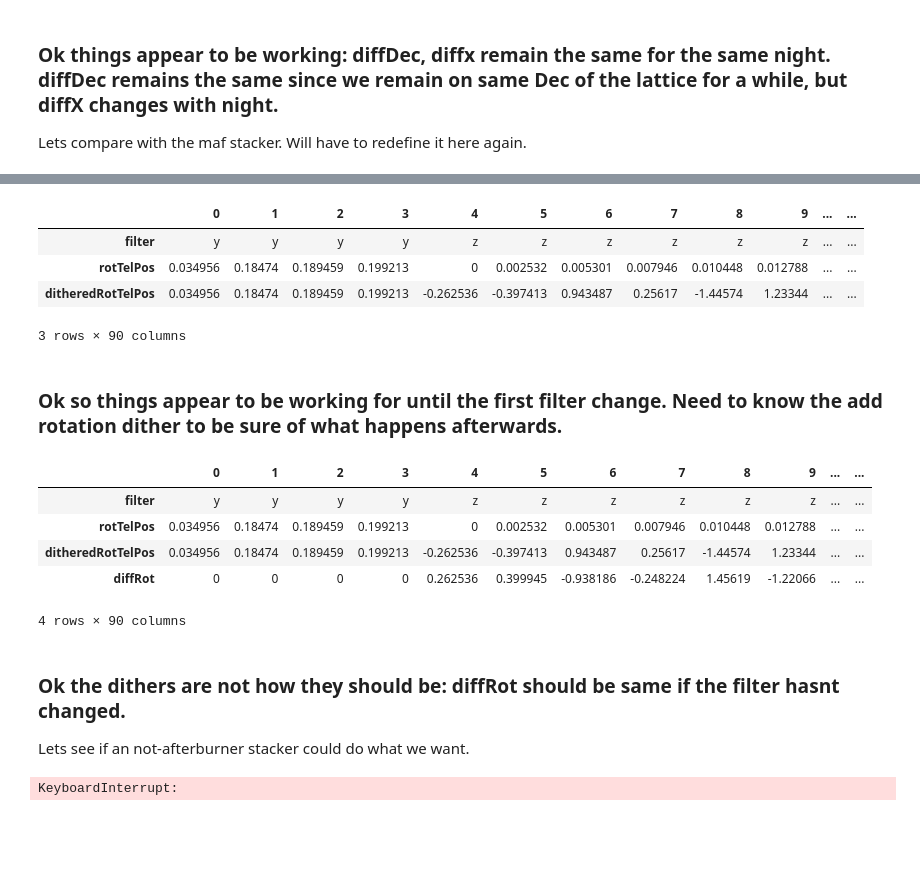
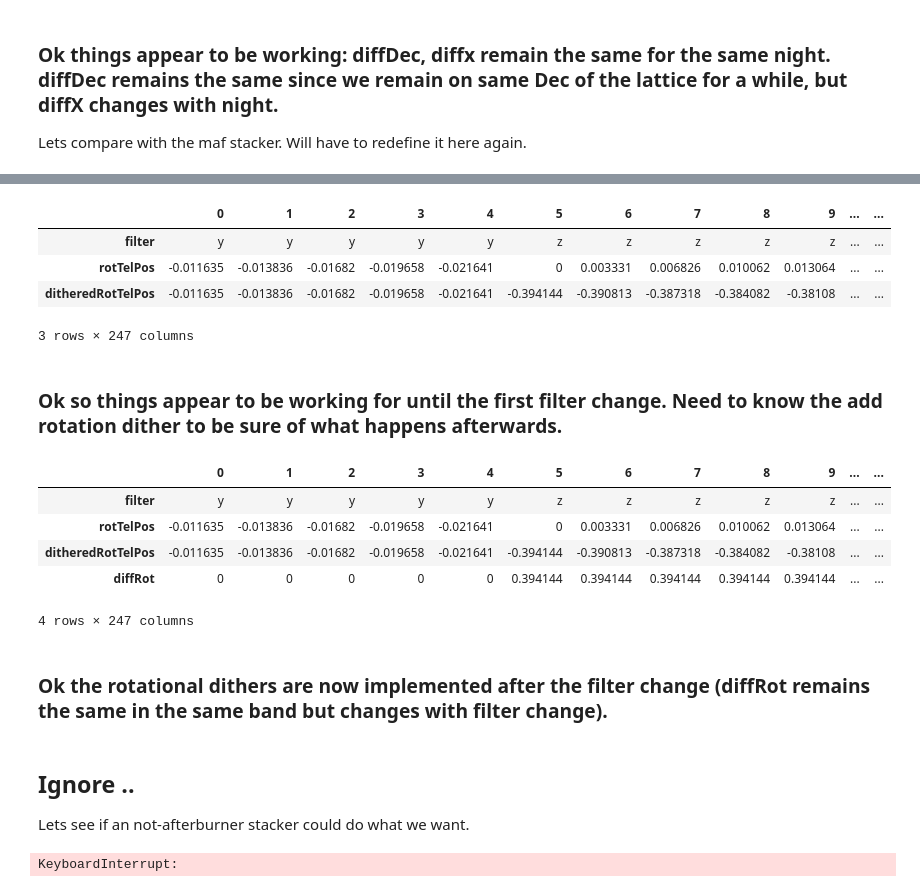
Before and after one commit to humnaawan/MAF-Related-Notebooks, a Jupyter notebook: Afterburner Extension -- Check Sqlite Database.ipynb, the cells around one changed output, grey strips where cells are left out. Cells and saved outputs as stored; diff of their text form; code cells hidden in the pictures; blank space fills up the shorter version.

```diff
--- a/Afterburner Extension -- Check Sqlite Database.ipynb
+++ b/Afterburner Extension -- Check Sqlite Database.ipynb
@@ -10,7 +10,7 @@ Read in the data from Lynne that ran the afterburner on an OpSim output (not min
 import lsst.sims.maf.db as db
 import lsst.sims.maf.utils as mafUtils
 
-dbfile = '/Volumes/Transcend/astro_lsst_01_1000_sqlite.db'
+dbfile = '/Volumes/Transcend/lucy_1000_sqlite.db'
 opsdb = db.OpsimDatabase(dbfile)
 propIds, propTags = opsdb.fetchPropInfo()
 wfdWhere = mafUtils.createSQLWhere('WFD', propTags)
@@ -64,7 +61,7 @@ pd.DataFrame(simList, checkList)
 Check another chunk of the data:
 # %%
 checkList= ['obsHistID', 'fieldRA', 'fieldDec', 'randomDitherFieldPerVisitRA', 'randomDitherFieldPerVisitDec']
-indMin, indMax= 5670,5690
+indMin, indMax= 170,190
 
 simList= []
 for colType in checkList:
@@ -72,8 +69,10 @@ for colType in checkList:
 
 simList.append(diffRA[indMin:indMax])
 simList.append(diffDec[indMin:indMax])
+simList.append(diffx[indMin:indMax])
 checkList.append('diffRA')
 checkList.append('diffDec')
+checkList.append('diffx')
 
 pd.DataFrame(simList, checkList)
 # %% [output]
@@ -177,7 +177,7 @@ class randomFPVStacker(BaseStacker):
             wrapRADec(simData['maf_randomDitherFieldPerVisitRa'], simData['maf_randomDitherFieldPerVisitDec'])
         return simData
 # %%
-s= randomFPVStacker()
+s= randomFPVStacker(randomSeed=42)
 simdata = s.run(simdata)
 # %%
 checkList= ['obsHistID', 'fieldRA', 'fieldDec', 'randomDitherFieldPerVisitRA',  'maf_randomDitherFieldPerVisitRa',
@@ -406,17 +417,17 @@ pd.DataFrame(simList, checkList)
 # %%
 checkList= ['filter', 'rotTelPos', 'ditheredRotTelPos']
 
-indMin, indMax= 10, 100
+indMin, indMax= 55, 302
 simList= []
 for colType in checkList:
     simList.append(simdata[colType][indMin:indMax])
 pd.DataFrame(simList, checkList)
 # %% [output]
 |  | 0 | 1 | 2 | 3 | 4 | 5 | 6 | 7 | 8 | 9 | ... | ... |
-| filter | y | y | y | y | z | z | z | z | z | z | ... | ... |
-| rotTelPos | 0.034956 | 0.18474 | 0.189459 | 0.199213 | 0 | 0.002532 | 0.005301 | 0.007946 | 0.010448 | 0.012788 | ... | ... |
-| ditheredRotTelPos | 0.034956 | 0.18474 | 0.189459 | 0.199213 | -0.262536 | -0.397413 | 0.943487 | 0.25617 | -1.44574 | 1.23344 | ... | ... |
+| filter | y | y | y | y | y | z | z | z | z | z | ... | ... |
+| rotTelPos | -0.011635 | -0.013836 | -0.01682 | -0.019658 | -0.021641 | 0 | 0.003331 | 0.006826 | 0.010062 | 0.013064 | ... | ... |
+| ditheredRotTelPos | -0.011635 | -0.013836 | -0.01682 | -0.019658 | -0.021641 | -0.394144 | -0.390813 | -0.387318 | -0.384082 | -0.38108 | ... | ... |
-3 rows × 90 columns
+3 rows × 247 columns
 # %% [markdown]
 ### Ok so things appear to be working for until the first filter change. Need to know the add rotation dither to be sure of what happens afterwards.
 # %%
@@ -427,13 +438,15 @@ checkList.append('diffRot')
 pd.DataFrame(simList, checkList)
 # %% [output]
 |  | 0 | 1 | 2 | 3 | 4 | 5 | 6 | 7 | 8 | 9 | ... | ... |
-| filter | y | y | y | y | z | z | z | z | z | z | ... | ... |
-| rotTelPos | 0.034956 | 0.18474 | 0.189459 | 0.199213 | 0 | 0.002532 | 0.005301 | 0.007946 | 0.010448 | 0.012788 | ... | ... |
-| ditheredRotTelPos | 0.034956 | 0.18474 | 0.189459 | 0.199213 | -0.262536 | -0.397413 | 0.943487 | 0.25617 | -1.44574 | 1.23344 | ... | ... |
-| diffRot | 0 | 0 | 0 | 0 | 0.262536 | 0.399945 | -0.938186 | -0.248224 | 1.45619 | -1.22066 | ... | ... |
+| filter | y | y | y | y | y | z | z | z | z | z | ... | ... |
+| rotTelPos | -0.011635 | -0.013836 | -0.01682 | -0.019658 | -0.021641 | 0 | 0.003331 | 0.006826 | 0.010062 | 0.013064 | ... | ... |
+| ditheredRotTelPos | -0.011635 | -0.013836 | -0.01682 | -0.019658 | -0.021641 | -0.394144 | -0.390813 | -0.387318 | -0.384082 | -0.38108 | ... | ... |
+| diffRot | 0 | 0 | 0 | 0 | 0 | 0.394144 | 0.394144 | 0.394144 | 0.394144 | 0.394144 | ... | ... |
-4 rows × 90 columns
+4 rows × 247 columns
+# %% [markdown]
+### Ok the rotational dithers are now implemented after the filter change (diffRot remains the same in the same band but changes with filter change).
 # %% [markdown]
-### Ok the dithers are not how they should be: diffRot should be same if the filter hasnt changed.
+## Ignore ..
 
 Lets see if an not-afterburner stacker could do what we want.
 # %%
```
Also changed, not shown: parts of 13 cells of this notebook.
